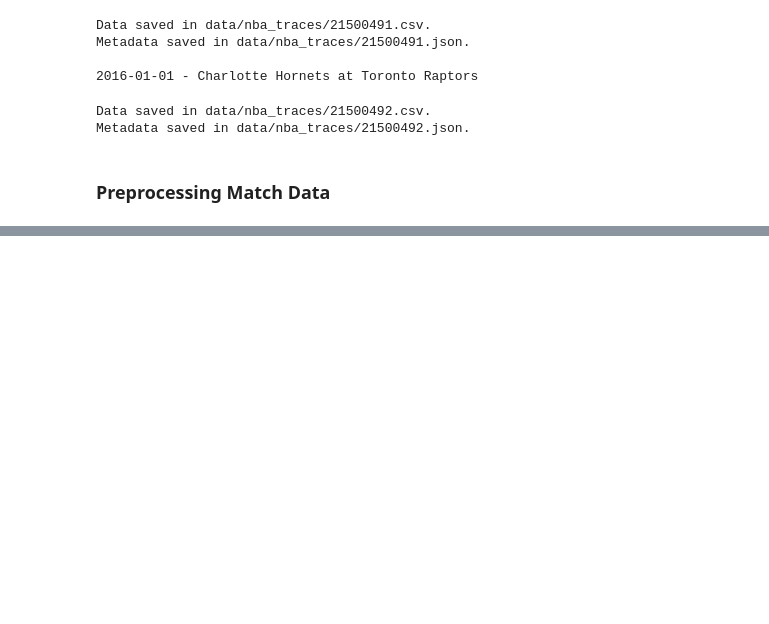
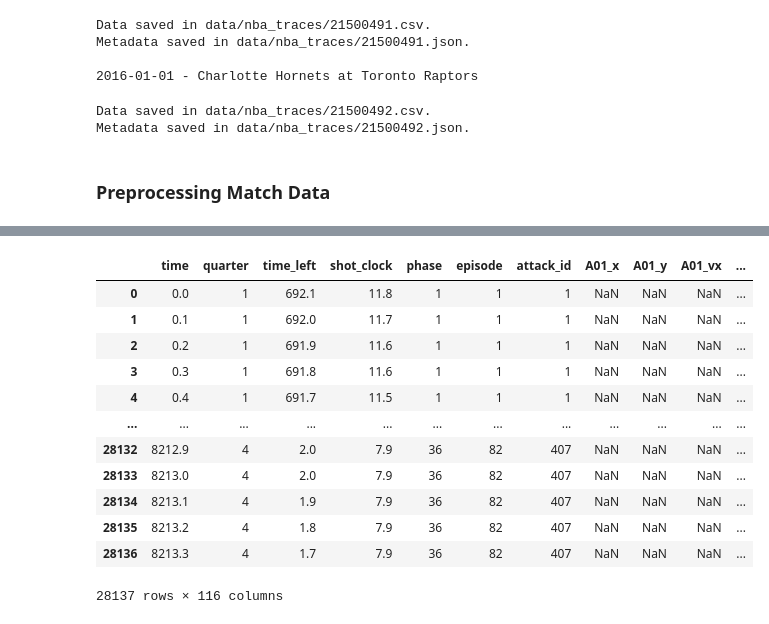
Before and after one commit to pientist/sports-processor, a Jupyter notebook: main_nba.ipynb, the cells around one changed output, grey strips where cells are left out. Saved outputs shown, nothing was run; the diff lists cells and outputs as text; code cells hidden in the pictures; blank space fills up the shorter version.

Commit message:
✨ Add NBAProcessor.calc_velocities

```diff
--- a/main_nba.ipynb
+++ b/main_nba.ipynb
@@ -86,0 +91,18 @@ processor.traces
+# %%
+processor.convert_to_meters()
+processor.calc_velocities()
+processor.traces
+# %% [output]
+|  | time | quarter | time_left | shot_clock | phase | episode | attack_id | A01_x | A01_y | A01_vx | ... |
+| 0 | 0.0 | 1 | 692.1 | 11.8 | 1 | 1 | 1 | NaN | NaN | NaN | ... |
+| 1 | 0.1 | 1 | 692.0 | 11.7 | 1 | 1 | 1 | NaN | NaN | NaN | ... |
+| 2 | 0.2 | 1 | 691.9 | 11.6 | 1 | 1 | 1 | NaN | NaN | NaN | ... |
+| 3 | 0.3 | 1 | 691.8 | 11.6 | 1 | 1 | 1 | NaN | NaN | NaN | ... |
+| 4 | 0.4 | 1 | 691.7 | 11.5 | 1 | 1 | 1 | NaN | NaN | NaN | ... |
+| ... | ... | ... | ... | ... | ... | ... | ... | ... | ... | ... | ... |
+| 28132 | 8212.9 | 4 | 2.0 | 7.9 | 36 | 82 | 407 | NaN | NaN | NaN | ... |
+| 28133 | 8213.0 | 4 | 2.0 | 7.9 | 36 | 82 | 407 | NaN | NaN | NaN | ... |
+| 28134 | 8213.1 | 4 | 1.9 | 7.9 | 36 | 82 | 407 | NaN | NaN | NaN | ... |
+| 28135 | 8213.2 | 4 | 1.8 | 7.9 | 36 | 82 | 407 | NaN | NaN | NaN | ... |
+| 28136 | 8213.3 | 4 | 1.7 | 7.9 | 36 | 82 | 407 | NaN | NaN | NaN | ... |
+28137 rows × 116 columns
```
Also changed, not shown: parts of 3 cells of this notebook, 3 other files.
